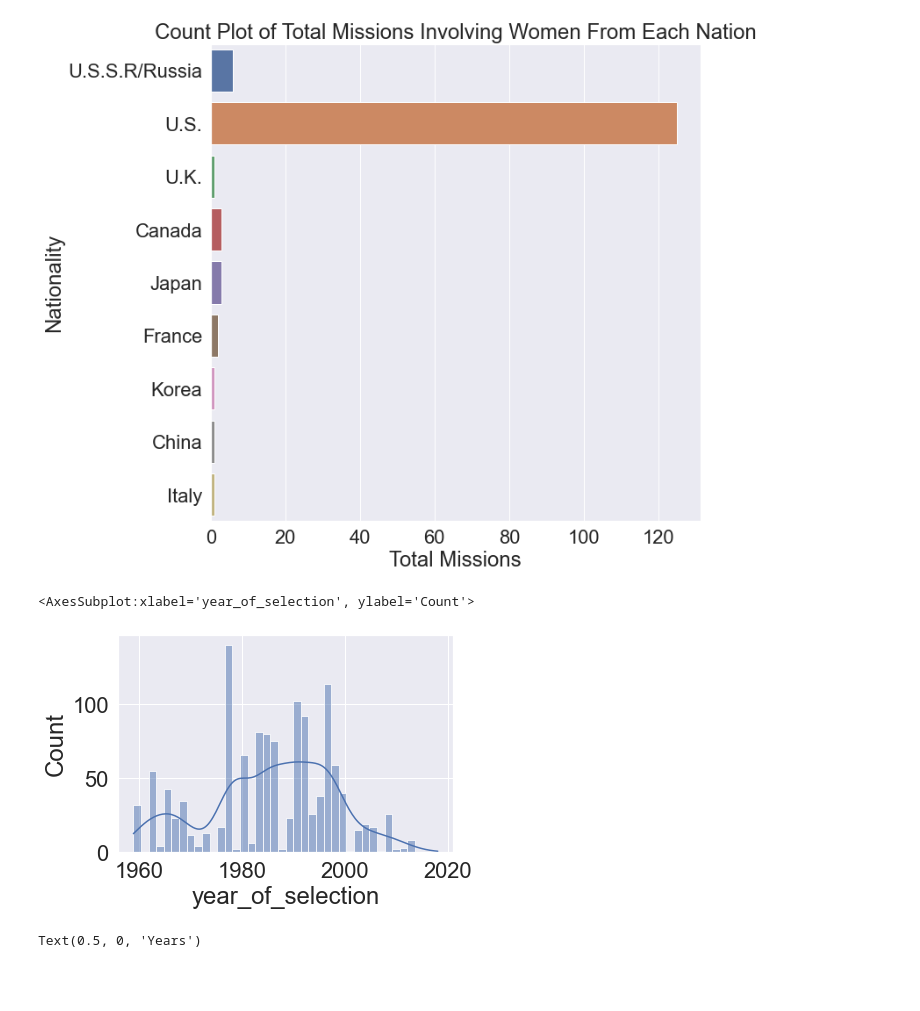
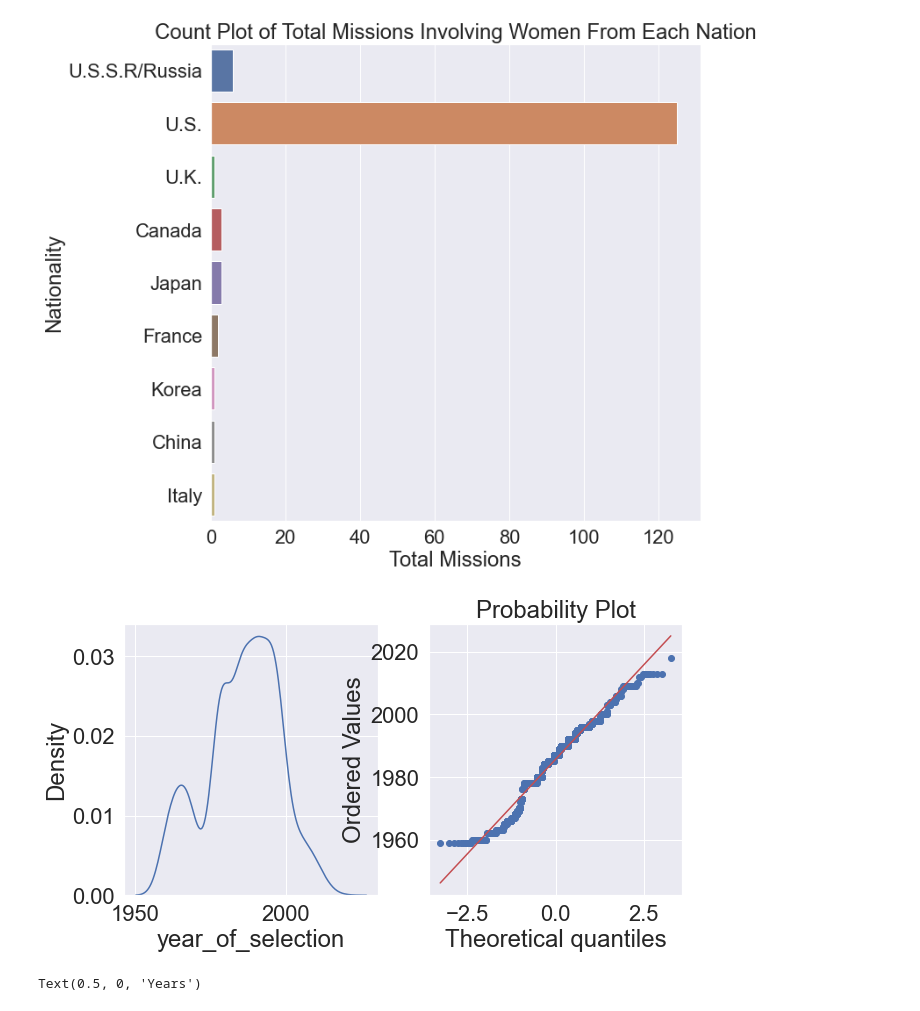
Before and after one commit to munjik/personal-projects, a Jupyter notebook: nPlan/astronauts-missions.ipynb, the cells around one changed output. Cells and saved outputs as stored; diff of their text form; code cells hidden in the pictures; blank space fills up the shorter version.

```diff
--- a/nPlan/astronauts-missions.ipynb
+++ b/nPlan/astronauts-missions.ipynb
@@ -138,3 +141,16 @@ data[data['original_name'] == 'Al-saud, Sultan bin Salman']
 |  | id | number | nationwide_number | name | original_name | sex | year_of_birth | nationality | ... |
 | 368 | 369 | 173 | 1 | Al-saud, Sultan bin Salman | Al-saud, Sultan bin Salman | male | 1956 | Saudi Arabia | ... |
 1 rows × 24 columns
+# %%
+#Look for empty values in selection column -> categorical data
+nan_selection  = data[data['selection'].isna()]
+# print(nan_selection)
+data[['selection']].info()
+
+
+#Impute the values using scikit-learn SimpleImpute Class
+from sklearn.impute import SimpleImputer
+imputer = SimpleImputer( strategy='most_frequent')# Instanciate a SimpleImputer object with strategy of choice
+imputer.fit(data[['selection']]) # Call the "fit" method on the object
+data['selection'] = imputer.transform(data[['selection']]) # Call the "transform" method on the object
+imputer.statistics_ # The mean is stored in the transformer's memory
@@ -229,14 +360,19 @@ female     143
 Name: sex, dtype: int64
 Text(0, 0.5, 'Nationality')
 [figure]
-# %%
-# The distribution plot is suitable for comparing range and distribution for groups of numerical data.
-# LETS SEE YEAR SELECTED V WHEN THEY ACTUALLY WENT??????? -> TODO
-sns.set(font_scale = 2)
-sns.histplot(data['year_of_selection'], bins=40,kde=True)
-# %% [output]
-<AxesSubplot:xlabel='year_of_selection', ylabel='Count'>
-[figure, removed]
+# %%
+#function to return plots for the feature to see normal distribution
+def normality(data,feature):
+    plt.figure(figsize=(10,5))
+    plt.subplot(1,2,1)
+    sns.kdeplot(data[feature])
+    plt.subplot(1,2,2)
+    stats.probplot(data[feature],plot=pylab)
+    plt.show()
+
+normality(data,'year_of_selection')
+# %% [output]
+[figure, added]
 # %%
 plt.figure(figsize=(10,5))
 
```
Also changed, not shown: parts of 16 cells of this notebook, 2 other files.
